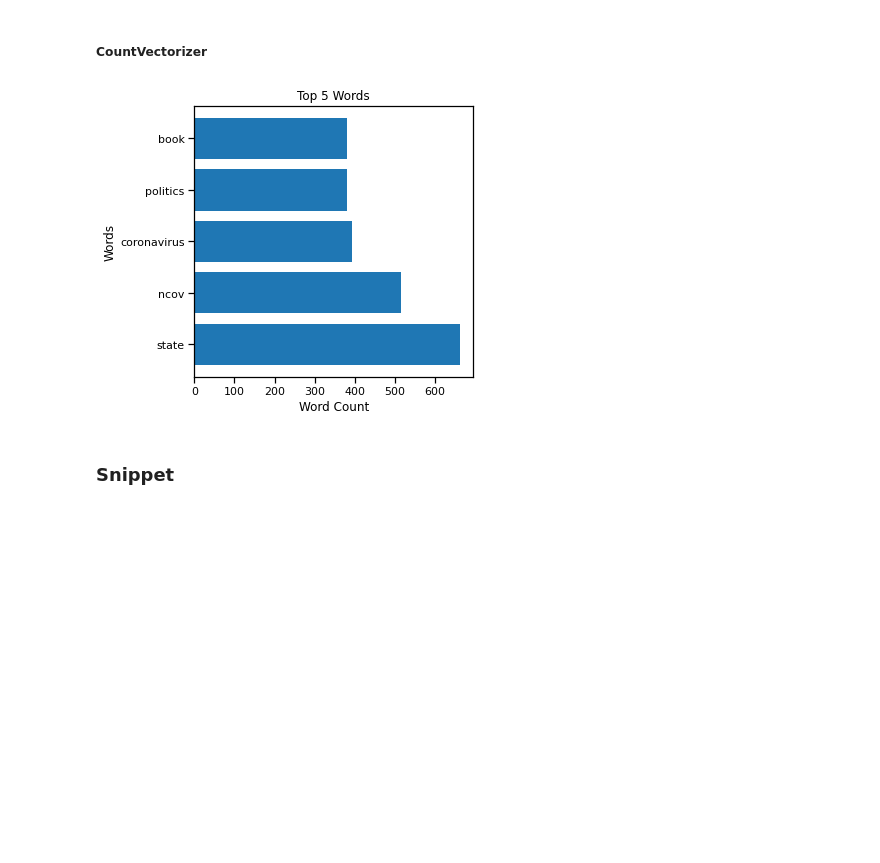
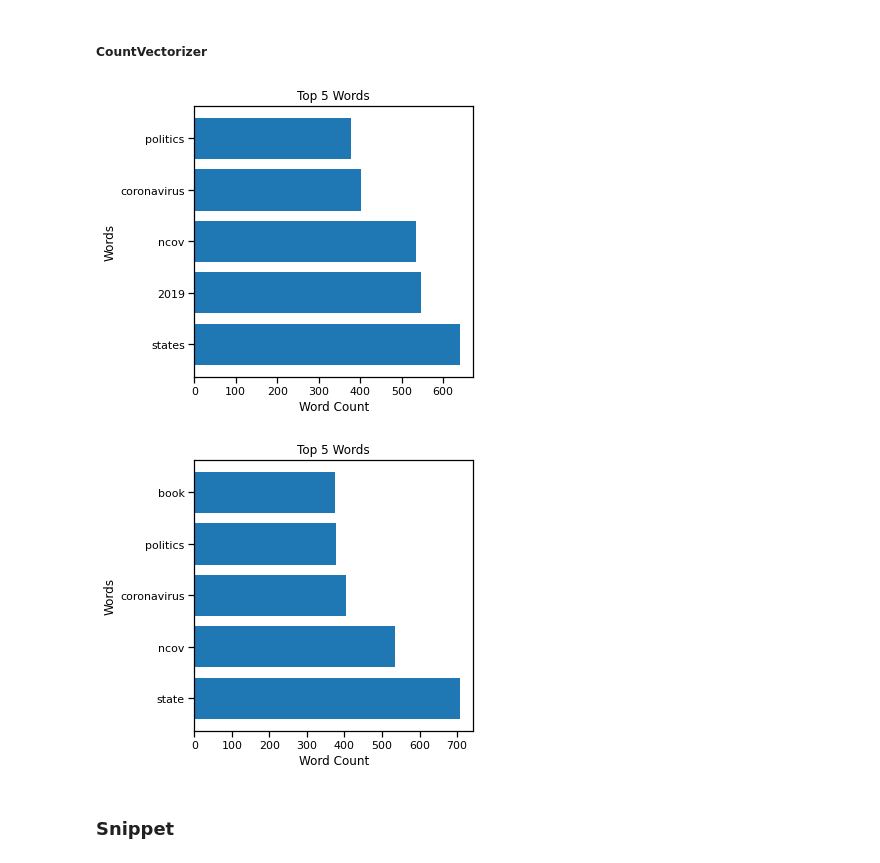
Before and after one commit to zach-hanly/nyt_predicting_shared_articles, a Jupyter notebook: modeling.ipynb, the cells around one changed output. Cells and saved outputs as stored; diff of their text form; code cells hidden in the pictures; blank space fills up the shorter version.

```diff
--- a/modeling.ipynb
+++ b/modeling.ipynb
@@ -248,20 +292,29 @@ plot_top_words(keywords_tok_tf, X_train_keywords_tok_tf);
 # %%
 keywords_cv, X_train_keywords_cv, X_test_keywords_cv = vectorize_feature(CountVectorizer,
                                                                          X_train.keywords, X_test.keywords)
 
-keywords_tok_cv, X_train_keywords_tok_cv, X_test_keywords_tok_cv = tokenize_vector(keywords_cv,
+
+X_train_keywords_cv_sm, y_train_keywords_cv_sm = smote_data(X_train_keywords_cv, y_train,
+                                                  sampling_strategy='auto',random_state=0)
+# used later
+# vectorizor: keywords_cv
+# data: X_train_keywords_cv_sm, y_train_keywords_cv_sm, X_test_keywords_cv
+
+keywords_tok_cv, X_train_keywords_tok_cv, X_test_keywords_tok_cv = tokenize_vector(CountVectorizer,
                                                                                     X_train.keywords,
                                                                                     X_test.keywords)
 
-X_train_keywords_cv_sm, y_train_keywords_cv_sm = smote_data(X_train_keywords_tok_cv, y_train,
+X_train_keywords_tok_cv_sm, y_train_keywords_tok_cv_sm = smote_data(X_train_keywords_tok_cv, y_train,
                                                   sampling_strategy='auto',random_state=0)
 # used later
 # vectorizor: keywords_tok_cv
-# data: X_train_keywords_cv_sm, y_train_keywords_cv_sm, X_test_keywords_tok_cv
+# data: X_train_keywords_tok_cv_sm, y_train_keywords_tok_cv_sm, X_test_keywords_tok_cv
 
+plot_top_words(keywords_cv, X_train_keywords_cv);
 plot_top_words(keywords_tok_cv, X_train_keywords_tok_cv);
 # %% [output]
-[figure, old version]
+[figure, new version]
+[figure, added]
 # %% [markdown]
 ### Snippet
 # %% [markdown]
```
Also changed, not shown: parts of 45 cells of this notebook, 5 other files.
